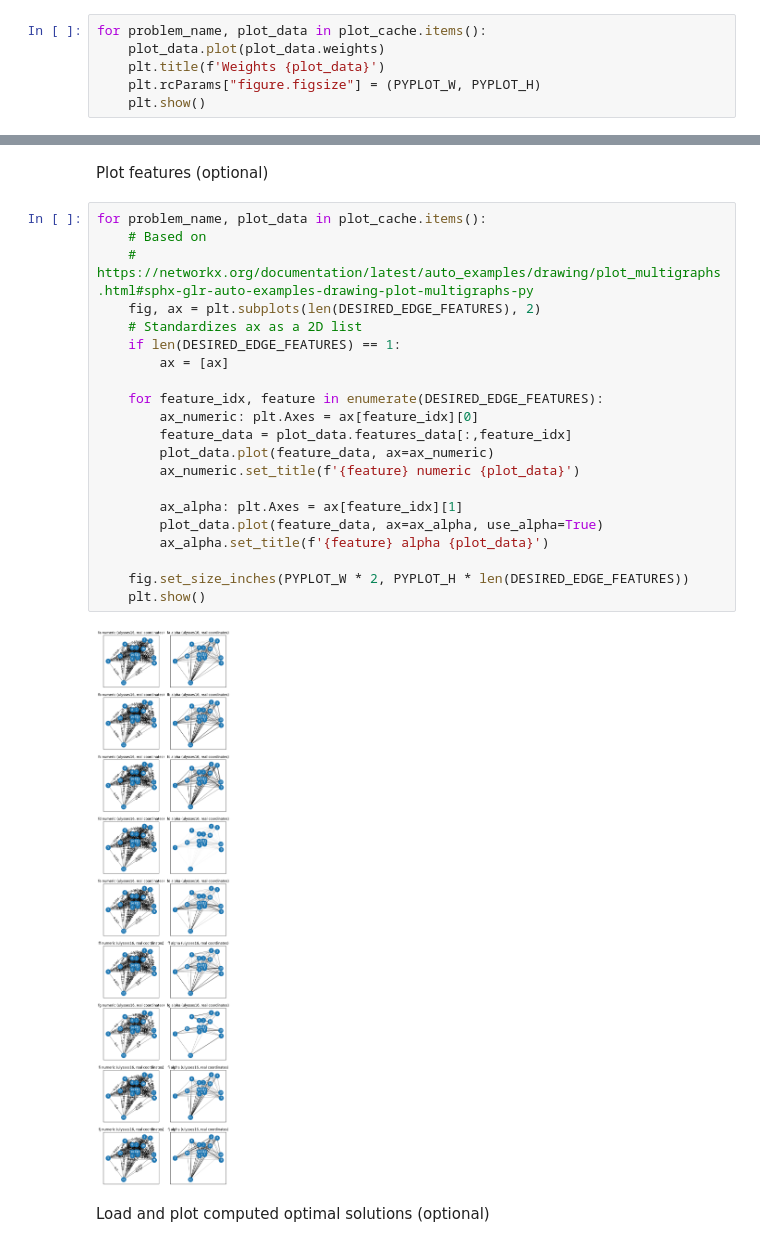
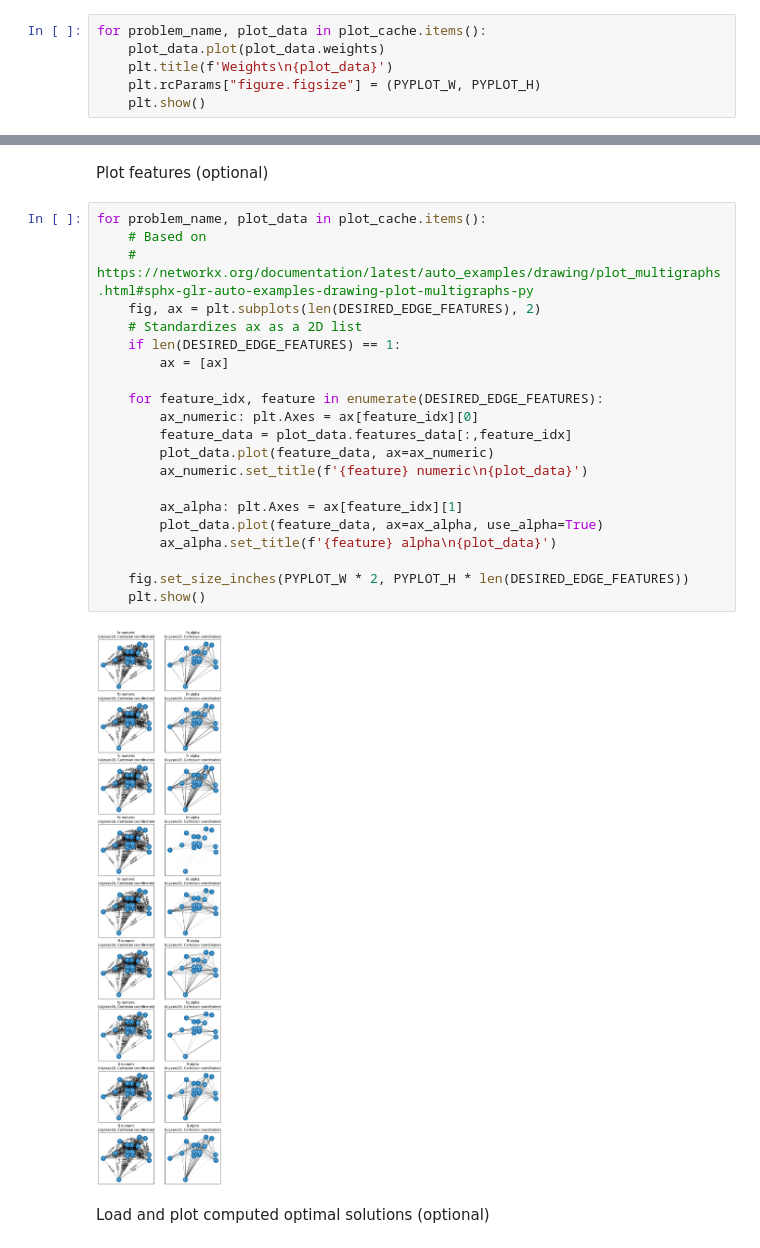
Before and after one commit to krishnabhattaram/TSPPruning, a Jupyter notebook: build_features_and_labels.ipynb, the cells around one changed output, grey strips where cells are left out. Saved outputs shown, nothing was run; the diff lists cells and outputs as text.

```diff
--- a/build_features_and_labels.ipynb
+++ b/build_features_and_labels.ipynb
@@ -119,7 +119,7 @@ Plot problems (optional)
 # %%
 for problem_name, plot_data in plot_cache.items():
 	plot_data.plot(plot_data.weights)
-	plt.title(f'Weights {plot_data}')
+	plt.title(f'Weights\n{plot_data}')
 	plt.rcParams["figure.figsize"] = (PYPLOT_W, PYPLOT_H)
 	plt.show()
 # %% [output]
@@ -208,26 +208,26 @@ Plot features (optional)
 # %%
 for problem_name, plot_data in plot_cache.items():
 	# Based on
 	# https://networkx.org/documentation/latest/auto_examples/drawing/plot_multigraphs.html#sphx-glr-auto-examples-drawing-plot-multigraphs-py
 	fig, ax = plt.subplots(len(DESIRED_EDGE_FEATURES), 2)
 	# Standardizes ax as a 2D list
 	if len(DESIRED_EDGE_FEATURES) == 1:
 		ax = [ax]
 
 	for feature_idx, feature in enumerate(DESIRED_EDGE_FEATURES):
 		ax_numeric: plt.Axes = ax[feature_idx][0]
 		feature_data = plot_data.features_data[:,feature_idx]
 		plot_data.plot(feature_data, ax=ax_numeric)
-		ax_numeric.set_title(f'{feature} numeric {plot_data}')
+		ax_numeric.set_title(f'{feature} numeric\n{plot_data}')
 
 		ax_alpha: plt.Axes = ax[feature_idx][1]
 		plot_data.plot(feature_data, ax=ax_alpha, use_alpha=True)
-		ax_alpha.set_title(f'{feature} alpha {plot_data}')
+		ax_alpha.set_title(f'{feature} alpha\n{plot_data}')
 
 	fig.set_size_inches(PYPLOT_W * 2, PYPLOT_H * len(DESIRED_EDGE_FEATURES))
 	plt.show()
 # %% [output]
-[figure, old version]
+[figure, new version]
 # %% [markdown]
 Load and plot computed optimal solutions (optional)
 # %%
```
Also changed, not shown: parts of 3 cells of this notebook.
